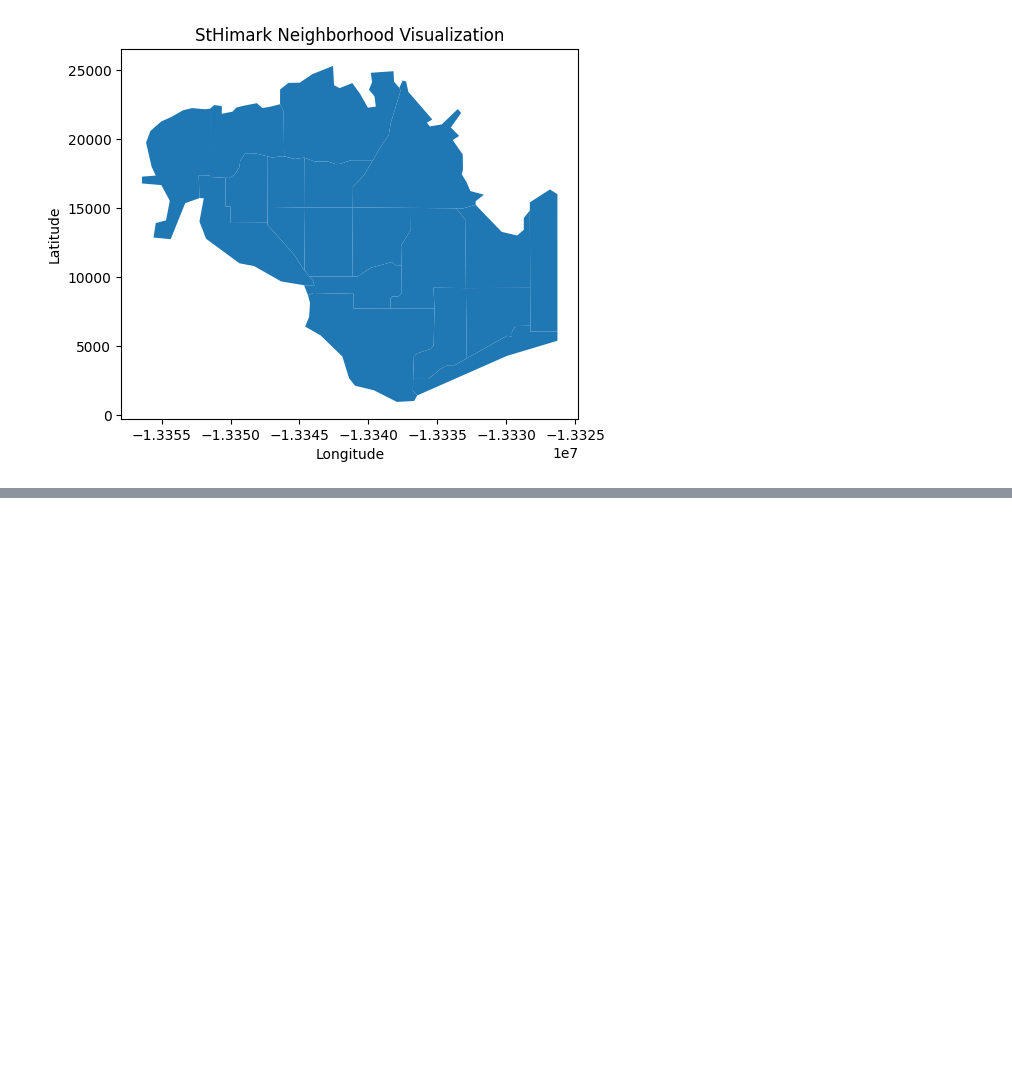
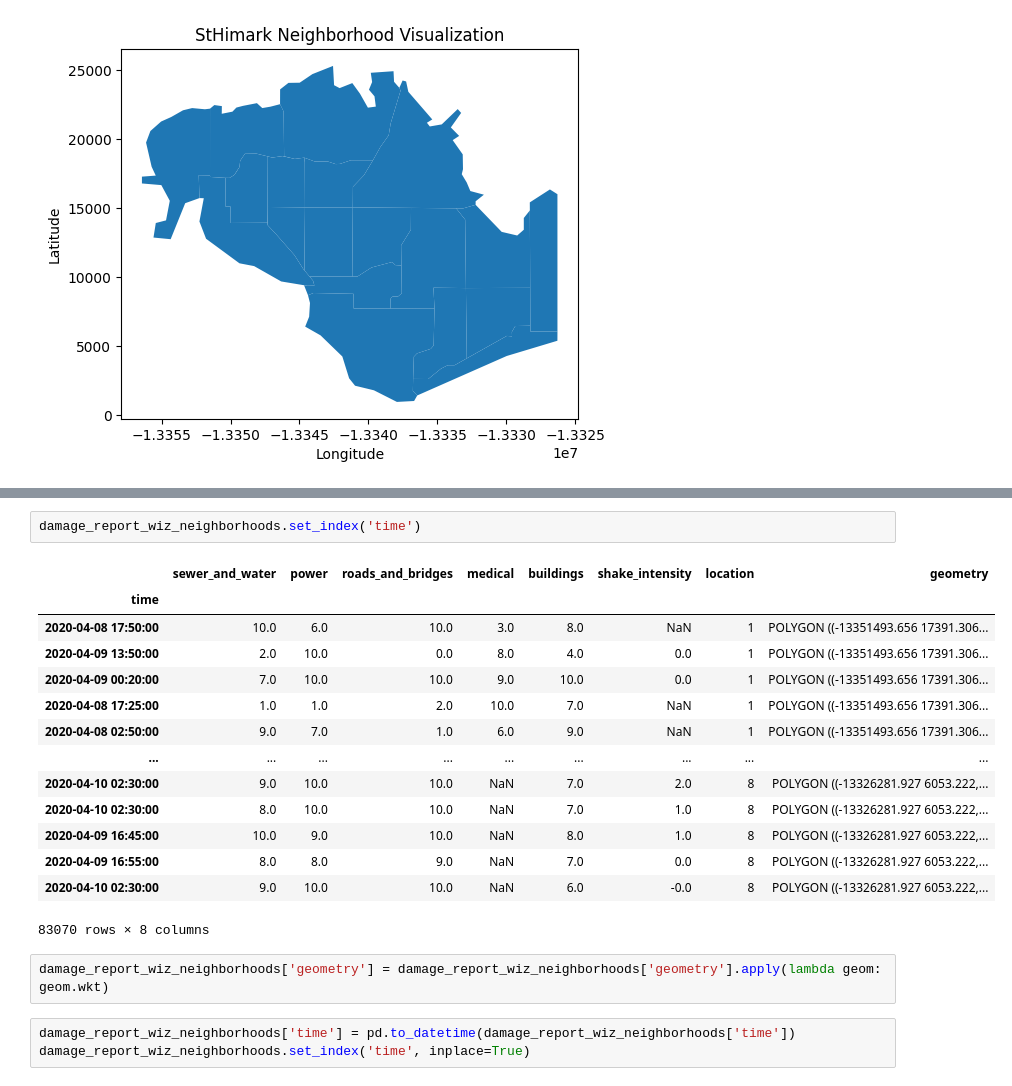
Before and after one commit to ssusnea/sds235-hw5, a Jupyter notebook: damage_report_vis.ipynb, the cells around one changed output, grey strips where cells are left out. Saved outputs shown, nothing was run; the diff lists cells and outputs as text; blank space fills up the shorter version.

```diff
--- a/damage_report_vis.ipynb
+++ b/damage_report_vis.ipynb
@@ -93,4 +91,26 @@ damage_report_wiz_neighborhoods
 83070 rows × 9 columns
+# %%
+damage_report_wiz_neighborhoods.set_index('time')
+# %% [output]
+|  | sewer_and_water | power | roads_and_bridges | medical | buildings | shake_intensity | location | geometry |
+| time |  |  |  |  |  |  |  |  |
+| 2020-04-08 17:50:00 | 10.0 | 6.0 | 10.0 | 3.0 | 8.0 | NaN | 1 | POLYGON ((-13351493.656 17391.306... |
+| 2020-04-09 13:50:00 | 2.0 | 10.0 | 0.0 | 8.0 | 4.0 | 0.0 | 1 | POLYGON ((-13351493.656 17391.306... |
+| 2020-04-09 00:20:00 | 7.0 | 10.0 | 10.0 | 9.0 | 10.0 | 0.0 | 1 | POLYGON ((-13351493.656 17391.306... |
+| 2020-04-08 17:25:00 | 1.0 | 1.0 | 2.0 | 10.0 | 7.0 | NaN | 1 | POLYGON ((-13351493.656 17391.306... |
+| 2020-04-08 02:50:00 | 9.0 | 7.0 | 1.0 | 6.0 | 9.0 | NaN | 1 | POLYGON ((-13351493.656 17391.306... |
+| ... | ... | ... | ... | ... | ... | ... | ... | ... |
+| 2020-04-10 02:30:00 | 9.0 | 10.0 | 10.0 | NaN | 7.0 | 2.0 | 8 | POLYGON ((-13326281.927 6053.222,... |
+| 2020-04-10 02:30:00 | 8.0 | 10.0 | 10.0 | NaN | 7.0 | 1.0 | 8 | POLYGON ((-13326281.927 6053.222,... |
+| 2020-04-09 16:45:00 | 10.0 | 9.0 | 10.0 | NaN | 8.0 | 1.0 | 8 | POLYGON ((-13326281.927 6053.222,... |
+| 2020-04-09 16:55:00 | 8.0 | 8.0 | 9.0 | NaN | 7.0 | 0.0 | 8 | POLYGON ((-13326281.927 6053.222,... |
+| 2020-04-10 02:30:00 | 9.0 | 10.0 | 10.0 | NaN | 6.0 | -0.0 | 8 | POLYGON ((-13326281.927 6053.222,... |
+83070 rows × 8 columns
+# %%
+damage_report_wiz_neighborhoods['geometry'] = damage_report_wiz_neighborhoods['geometry'].apply(lambda geom: geom.wkt)
+# %%
+damage_report_wiz_neighborhoods['time'] = pd.to_datetime(damage_report_wiz_neighborhoods['time'])
+damage_report_wiz_neighborhoods.set_index('time', inplace=True)
 # %%
 fig = px.choropleth(damage_report_wiz_neighborhoods,
                     geojson=damage_report_wiz_neighborhoods.geometry,
```
Also changed, not shown: parts of 4 cells of this notebook.
